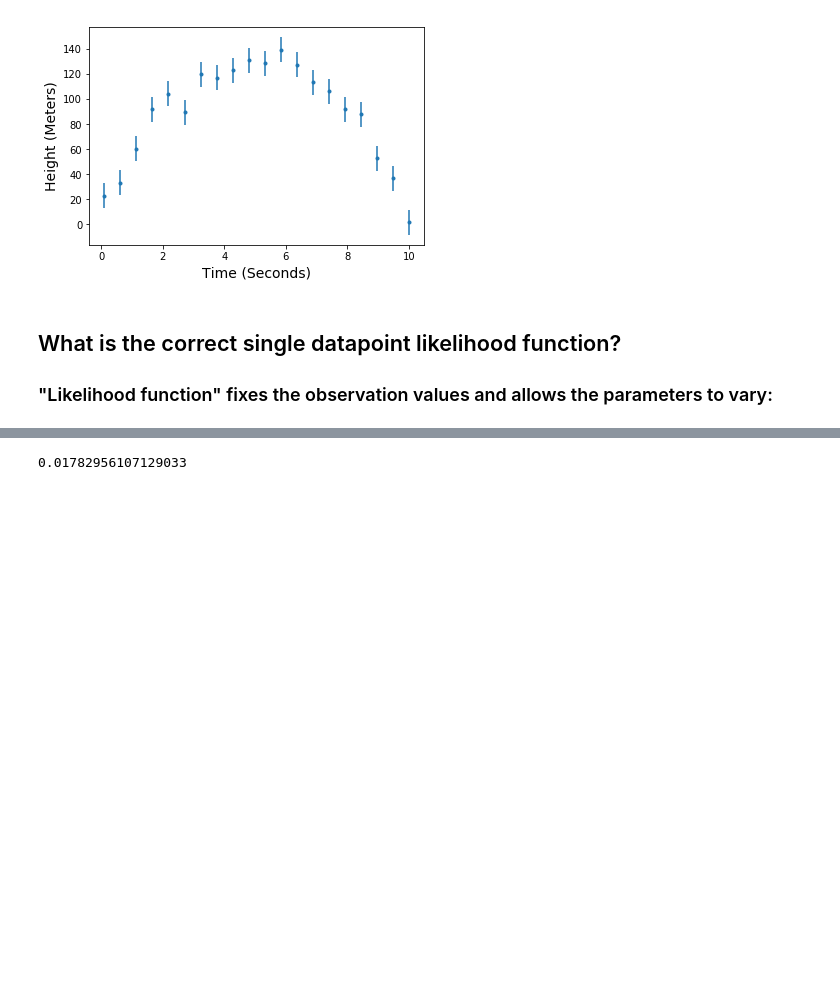
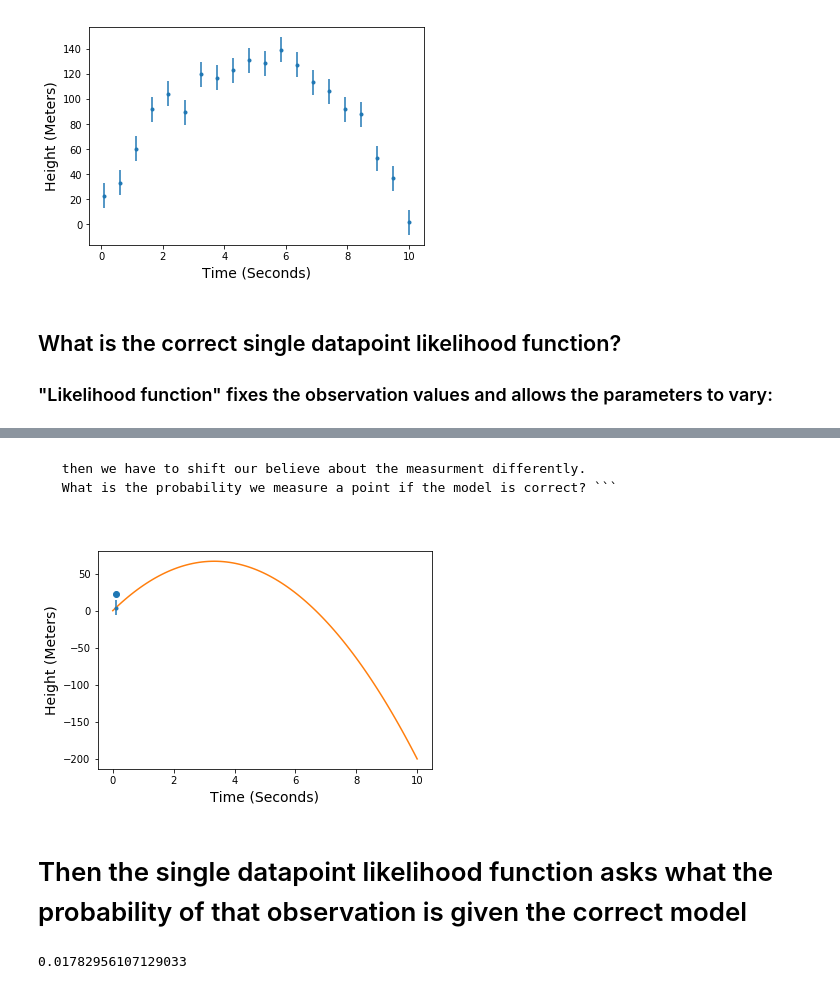
Before and after one commit to uofscphysics/STEM_Python_Course, a Jupyter notebook: Day_4/day_4_student_completed_workbook_likelihood_analysis.ipynb, the cells around one changed output, grey strips where cells are left out. Cells and saved outputs as stored; diff of their text form; code cells hidden in the pictures; blank space fills up the shorter version.

````diff
--- a/Day_4/day_4_student_completed_workbook_likelihood_analysis.ipynb
+++ b/Day_4/day_4_student_completed_workbook_likelihood_analysis.ipynb
@@ -101,3 +119,35 @@ plt.show()
+# %% [markdown]
+``` If we think about what it means to believe the model,
+ then we have to shift our believe about the measurment differently.
+ What is the probability we measure a point if the model is correct? ```
+# %%
+#Plot the 1D-error data
+times_1d = [ data_with_height_error_only['time'][0] ]
+heights_1d = [ data_with_height_error_only['height'][0] ]
+plt.scatter(times_1d, heights_1d)
+
+plt.ylabel('Height (Meters)',fontsize=14)
+plt.xlabel('Time (Seconds)',fontsize=14)
+
+PointsToTry = numpy.linspace(0, 10, 100)
+ValuesWeGet =  my_model( v = 40, g = 12, t = PointsToTry)
+
+
+ModelFirstPointHeight = my_model( v = 40, g = 12, t = times_1d[0])
+
+plt.errorbar(
+    times_1d[0] ,
+    ModelFirstPointHeight ,
+    yerr = [height_standard_deviation]*len(times_1d) ,
+    fmt = ".")
+plt.plot(PointsToTry, ValuesWeGet)
+
+
+plt.show()
+# %% [output]
+[figure, added]
+# %% [markdown]
+# Then the single datapoint likelihood function asks what the probability of that observation is given the correct model
 # %%
 def probability_of_single_measurement_1D(
     observed_time,
````
Also changed, not shown: parts of 11 cells of this notebook.
